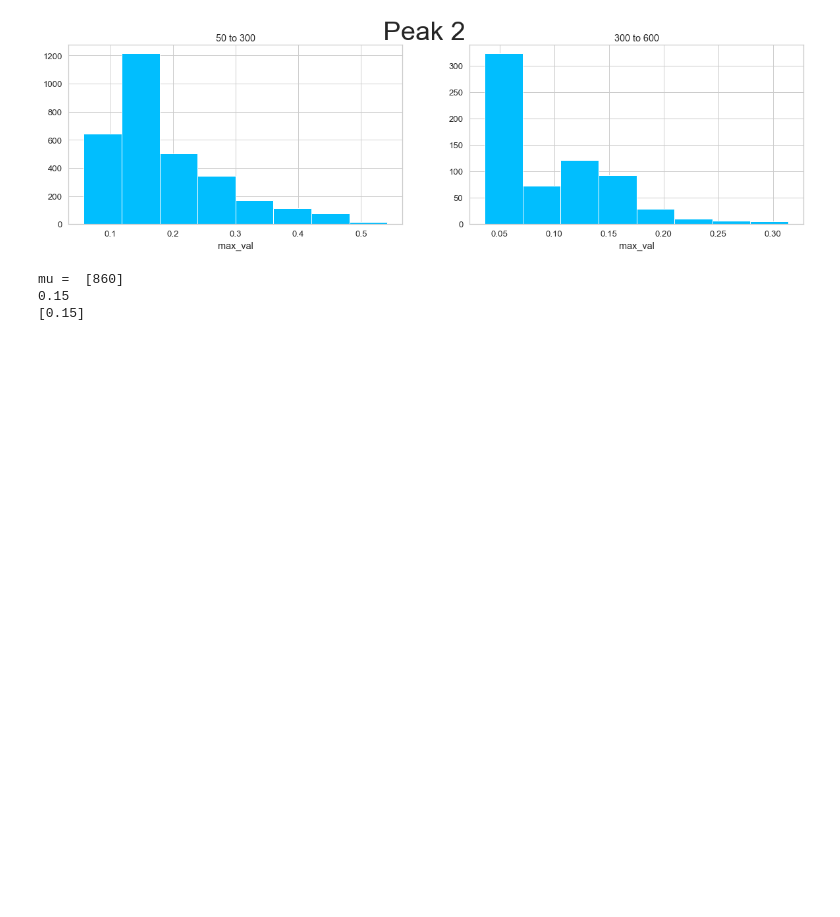
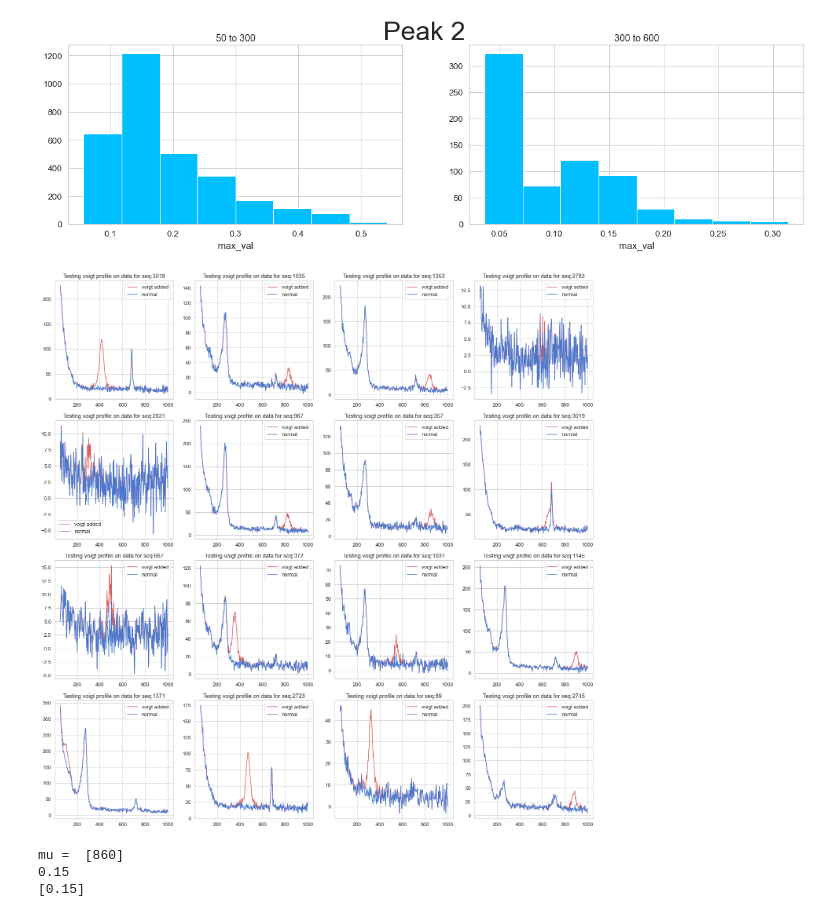
Before and after one commit to AugustSchreyer/02460_Advanced_ML, a Jupyter notebook: Train_on_real_data.ipynb, the cells around one changed output. Cells and saved outputs as stored; diff of their text form; code cells hidden in the pictures; blank space fills up the shorter version.

```diff
--- a/Train_on_real_data.ipynb
+++ b/Train_on_real_data.ipynb
@@ -310,7 +310,8 @@ validation_loader = DataLoader(validation_dataset, batch_size=45*77, shuffle=Tru
 ### Load model
 # %%
 #checkpoint = torch.load('/content/drive/MyDrive/Advanced_ML/NS_data.pkl',map_location = "cpu")
-checkpoint = torch.load('/content/drive/MyDrive/Advanced_ML/NS_data_new.pkl')
+#checkpoint = torch.load('/content/drive/MyDrive/Advanced_ML/NS_data_new.pkl')
+checkpoint = torch.load('NS_data_new.pkl',map_location = "cpu")
 # %%
 from collections import defaultdict
 # Getting training info
@@ -632,23 +671,28 @@ Text(0.5, 0, 'max_val')
 # %%
 i = np.random.choice(spectra.shape[0],size=16)
 #i = np.arange(16)
-min_height = 0.2
+min_height = 0.1
 fig,axes = plt.subplots(4,4,figsize=(20,20))
 for k,ax in enumerate(axes.flat):
     dat = spectra[i[k],w<=1000]
-    max_val = np.max(dat)
-    min_val = np.min(dat)
+    max_val = np.max(dat)-np.min(dat)
     mu = np.random.choice(np.arange(100,900),size=1)
 
-    if mu<600:
-        max_height = min_height
-    elif mu < 360+mu*(400-300)/(715-270)
+    if mu>800:
+        max_uniform = min_uniform
+    elif mu < (360+mu*(400-300)/(715-270)):
+        max_uniform = 1+mu * (0.5-0.85)/(715-270)
+    else:
+        max_uniform = 1.1+mu * (0.3-0.8)/(715-270)
+    alpha = np.random.uniform(low=min_uniform,high=max_uniform,size=1)
 
-    ax.plot(w_cut,dat+voigt(w_cut,400,12,12,max_val*0.5),label="voigt added",c = 'r')
-    ax.plot(w_cut,dat,label="normal",c='b')
+    ax.plot(w[w<1001],dat+voigt(w[w<1001],mu,12,12,max_val*alpha),label="voigt added",c = 'r')
+    ax.plot(w[w<1001],dat,label="normal",c='b')
     ax.legend()
     ax.set_title("Testing voigt profile on data for seq:{}".format(i[k]))
 fig.tight_layout()
+# %% [output]
+[figure, added]
 # %%
 min_uniform = 0.15
 mu = np.random.choice(np.arange(100,900),size=1)
```
Also changed, not shown: parts of 11 cells of this notebook, 1 other file.
